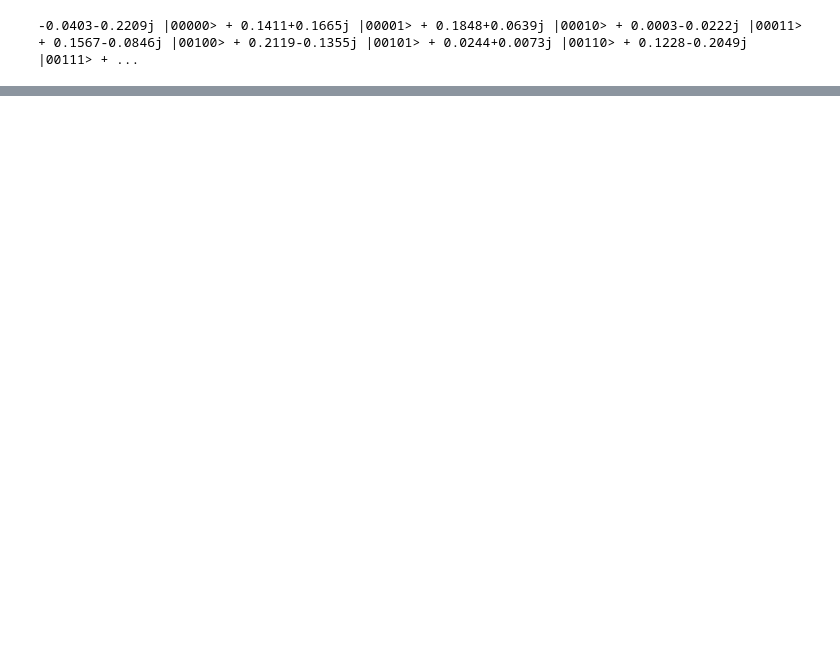
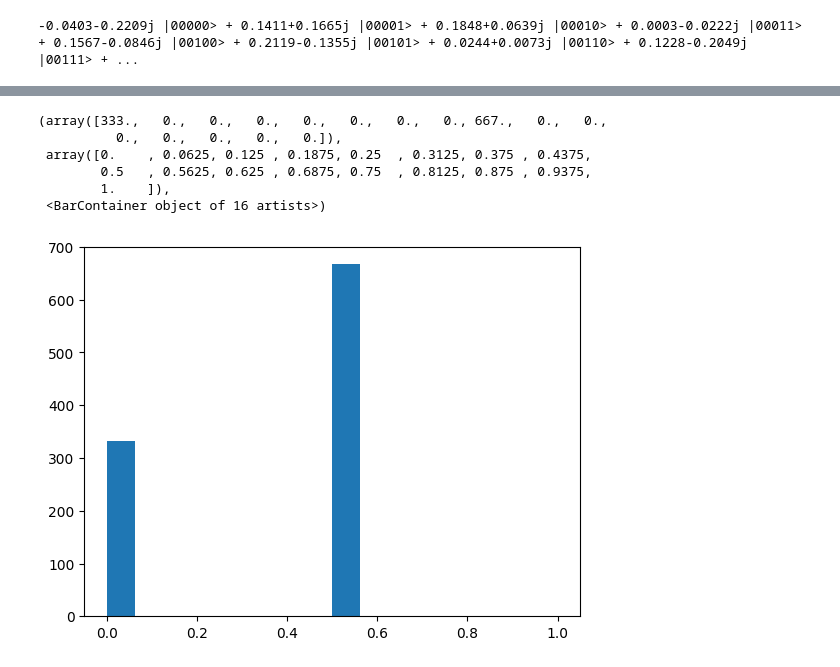
Before and after one commit to Goldartfrog/ComputationalPhysics, a Jupyter notebook: Project 1/qubits.ipynb, the cells around one changed output, grey strips where cells are left out. Saved outputs shown, nothing was run; the diff lists cells and outputs as text; code cells hidden in the pictures; blank space fills up the shorter version.

```diff
--- a/Project 1/qubits.ipynb
+++ b/Project 1/qubits.ipynb
@@ -804,20 +868,0 @@ makePlotofThetaPrediction(3)
-# %%
-phiMeasures = []
-for i in range(100):
-    variedPhaseEstimation = '''
-2
-INITSTATE BASIS |01>
-H 0
-CPHASE 0 1 '''
-    variedPhaseEstimation += str(np.pi * 2 * i / 100)
-    variedPhaseEstimation += "\nH 0\nMEASURE"
-    measures = S.ReadAndProcessString(Precompile(variedPhaseEstimation), measures=100)
-    phiMeasures.append(max(set(measures), key = list(measures).count))
-print(variedPhaseEstimation)
-print(Precompile(variedPhaseEstimation))
-y = [int(m[:-1])/2 for m in phiMeasures]
-print(y)
-x = np.linspace(0, 1, num = 100)
-plt.plot(x, y)
-plt.xlabel(r"$\phi/2\pi$")
-plt.ylabel(r"Predicted $\theta_j$")
@@ -1004,0 +1003,48 @@ wrapper()
+# %%
+def GenerateSlightlyFasterPhaseEstimationCircuit(phi, nMeasureWires):
+    startstate = ""
+    for i in range(nMeasureWires):
+        startstate += "0"
+    variedPhaseEstimation = f'''{nMeasureWires+1}\nINITSTATE BASIS |{startstate}1>\n'''
+    for j in range(nMeasureWires):
+        variedPhaseEstimation += f"H {j}\n"
+    for k in range(nMeasureWires, 0, -1):
+        # for l in range(2**(nMeasureWires-k)):
+        variedPhaseEstimation += f"CPHASE {nMeasureWires} {k-1} {phi*(2**(nMeasureWires-k))}\n"
+    print(variedPhaseEstimation)
+    variedPhaseEstimation = Precompile(variedPhaseEstimation)
+    variedPhaseEstimation += invert(Precompile(GenerateQFT(nMeasureWires)))
+    variedPhaseEstimation += "MEASURE"
+    return variedPhaseEstimation
+
+def GenerateGenericUnitaryCircuit(nMeasureWires):
+    startstate = ""
+    for i in range(nMeasureWires):
+        startstate += "0"
+    variedPhaseEstimation = f'''{nMeasureWires+1}\nINITSTATE BASIS |{startstate}1>\n'''
+    for j in range(nMeasureWires):
+        variedPhaseEstimation += f"H {j}\n"
+    for k in range(nMeasureWires, 0, -1):
+        for l in range(2**(nMeasureWires-k)):
+            variedPhaseEstimation += f"CPHASE {nMeasureWires} {k-1} {0.1111}\n"
+            variedPhaseEstimation += f"CNOT {nMeasureWires} {k-1}\n"
+            variedPhaseEstimation += f"CPHASE {nMeasureWires} {k-1} {2}\n"
+    # print(variedPhaseEstimation)
+    variedPhaseEstimation = Precompile(variedPhaseEstimation)
+    variedPhaseEstimation += invert(Precompile(GenerateQFT(nMeasureWires)))
+    variedPhaseEstimation += "MEASURE"
+    return variedPhaseEstimation
+# GenerateSlightlyFasterPhaseEstimationCircuit(0.5, 6)
+# GeneratePhaseEstimationCircuit(0.4, 4)
+nMeasureWires = 4
+measures = S.ReadAndProcessString(GenerateGenericUnitaryCircuit(4), measures=1000)
+y = [int(m[:-1], 2)/(2**nMeasureWires-1) for m in measures]
+plt.hist(y, bins = 16, range = [0, 1])
+# %% [output]
+(array([333.,   0.,   0.,   0.,   0.,   0.,   0.,   0., 667.,   0.,   0.,
+          0.,   0.,   0.,   0.,   0.]),
+ array([0.    , 0.0625, 0.125 , 0.1875, 0.25  , 0.3125, 0.375 , 0.4375,
+        0.5   , 0.5625, 0.625 , 0.6875, 0.75  , 0.8125, 0.875 , 0.9375,
+        1.    ]),
+ <BarContainer object of 16 artists>)
+[figure, added]
```
Also changed, not shown: parts of 32 cells of this notebook, 1 other file.
